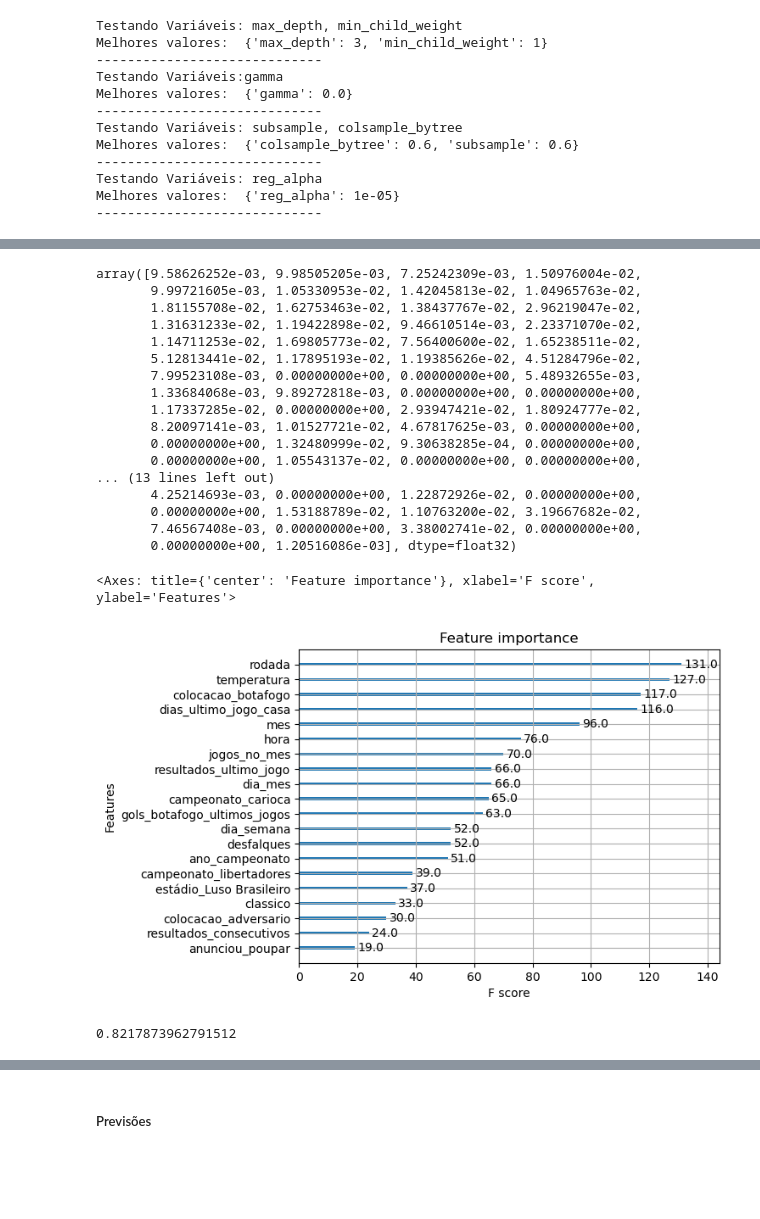
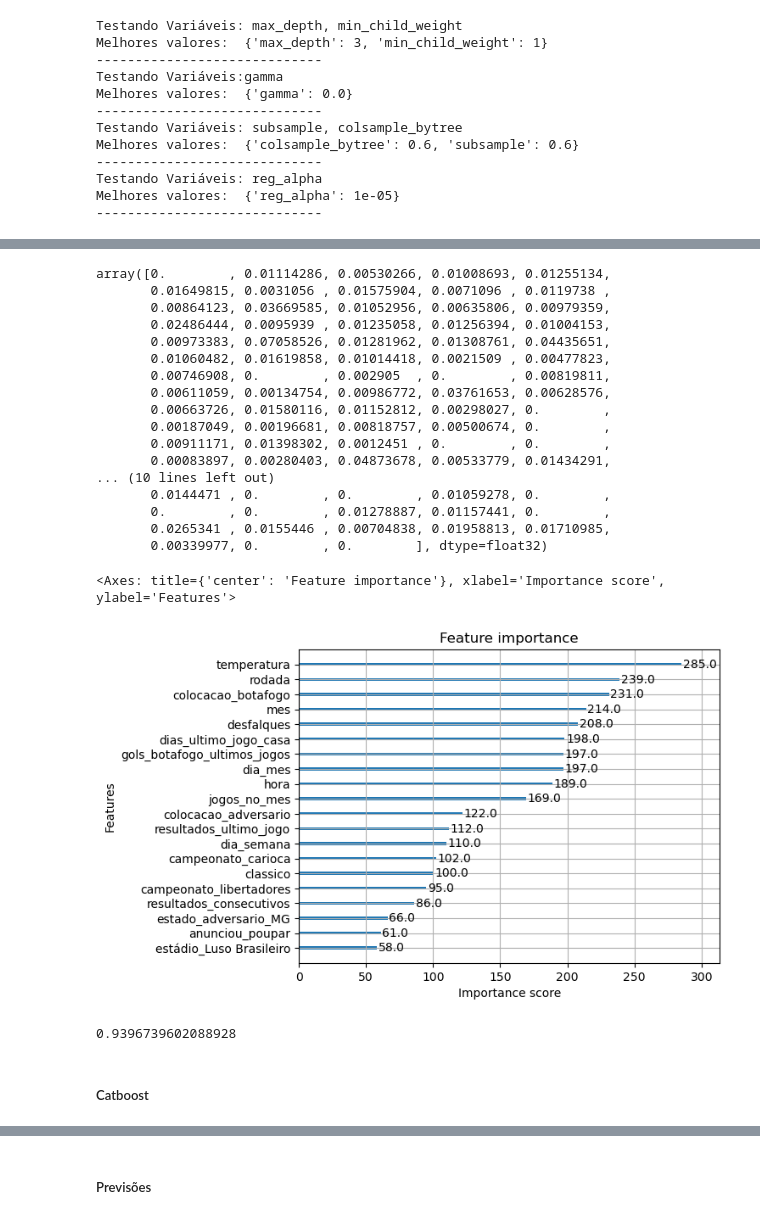
Before and after one commit to fabiodebittencourt/ia-botafogo, a Jupyter notebook: Projeto Futebol .ipynb, the cells around one changed output, grey strips where cells are left out. Drawn from its saved outputs; the diff is of its cells as text; code cells hidden in the pictures; blank space fills up the shorter version.

```diff
--- a/Projeto Futebol .ipynb
+++ b/Projeto Futebol .ipynb
@@ -192,6 +227,5 @@ len(dataset_dados.columns)
 # %%
-dataset_dados = pd.get_dummies(dataset_dados, columns=['campeonato', 'estádio', 'tipo_partida', 'estado_adversario',
-                                                       'tecnico_botafogo', 'time_adversario', 'fase'])
+dataset_dados = pd.get_dummies(dataset_dados, columns=['campeonato', 'estádio', 'tipo_partida', 'estado_adversario', 'time_adversario', 'fase'])
 # %%
 dataset_dados = dataset_dados.astype({'anunciou_poupar': bool,
                                       'classico': bool,
@@ -293,7 +328,9 @@ Esse artigo me ajudou com a tunagem dos hiperparâmetros:
 
     - https://www.analyticsvidhya.com/blog/2016/03/complete-guide-parameter-tuning-xgboost-with-codes-python/
 # %%
-def tunning_hiperpametros (modelo, X_train, y_train):
+def tunning_hiperpametros_xgboost (modelo, X_train, y_train):
+
+    parametros = list()
 
     print('Testando Variáveis: max_depth, min_child_weight')
 
@@ -311,6 +348,8 @@ def tunning_hiperpametros (modelo, X_train, y_train):
 
     max_depth = gsearch.best_params_['max_depth']
     min_child_weight = gsearch.best_params_['min_child_weight']
+    parametros.append(max_depth)
+    parametros.append(min_child_weight)
 
     print('Melhores valores: ', gsearch.best_params_)
 
@@ -331,6 +370,7 @@ def tunning_hiperpametros (modelo, X_train, y_train):
 
     print('Melhores valores: ', gsearch.best_params_)
     gamma = gsearch.best_params_['gamma']
+    parametros.append(gamma)
 
     print('-----------------------------')
 
@@ -349,6 +389,8 @@ def tunning_hiperpametros (modelo, X_train, y_train):
     gsearch.fit(X_train, y_train)
 
     print('Melhores valores: ', gsearch.best_params_)
+    parametros.append(gsearch.best_params_['subsample'])
+    parametros.append(gsearch.best_params_['colsample_bytree'])
 
     print('-----------------------------')
 
@@ -367,5 +409,8 @@ def tunning_hiperpametros (modelo, X_train, y_train):
     gsearch.fit(X_train, y_train)
 
     print('Melhores valores: ', gsearch.best_params_)
+    parametros.append(gsearch.best_params_['reg_alpha'])
 
     print('-----------------------------')
+
+    return parametros
@@ -494,5 +608,5 @@ eval_set = [(X_test, y_test)]
 # %%
-tunning_hiperpametros(XGBRegressor, X_train, y_train)
+parametros = tunning_hiperpametros_xgboost(XGBRegressor, X_train, y_train)
 # %% [output]
 Testando Variáveis: max_depth, min_child_weight
 Melhores valores:  {'max_depth': 3, 'min_child_weight': 1}
@@ -507,8 +621,8 @@ Testando Variáveis: reg_alpha
 Melhores valores:  {'reg_alpha': 1e-05}
 -----------------------------
 # %%
-model = XGBRegressor(verbosity=0, learning_rate=0.01, max_depth=3, n_estimators=10000, n_jobs=-1, random_state=1,
-                    min_child_weight=1, gamma = 0.0, subsample = 0.6, colsample_bytree = 0.6, scale_pos_weight = 1,
-                    reg_alpha= 1e-05, early_stopping_rounds=10, eval_metric='rmse')
-model.fit(X_train, y_train, eval_set=eval_set, verbose = 1)
+model_xgboost = XGBRegressor(verbosity=0, learning_rate=0.01, max_depth=parametros[0], n_estimators=10000, n_jobs=-1, random_state=1,
+                    min_child_weight=parametros[1], gamma = parametros[2], subsample = parametros[3], colsample_bytree = parametros[4],
+                    scale_pos_weight = 1, reg_alpha= parametros[5], early_stopping_rounds=10, eval_metric='rmse')
+model_xgboost.fit(X_train, y_train, eval_set=eval_set, verbose = 1)
 # %% [output]
@@ -543,30 +657,32 @@ XGBRegressor(base_score=None, booster=None, callbacks=None,
 # %%
-model.feature_importances_
+model_xgboost.feature_importances_
 # %% [output]
-array([9.58626252e-03, 9.98505205e-03, 7.25242309e-03, 1.50976004e-02,
-       9.99721605e-03, 1.05330953e-02, 1.42045813e-02, 1.04965763e-02,
-       1.81155708e-02, 1.62753463e-02, 1.38437767e-02, 2.96219047e-02,
-       1.31631233e-02, 1.19422898e-02, 9.46610514e-03, 2.23371070e-02,
-       1.14711253e-02, 1.69805773e-02, 7.56400600e-02, 1.65238511e-02,
-       5.12813441e-02, 1.17895193e-02, 1.19385626e-02, 4.51284796e-02,
-       7.99523108e-03, 0.00000000e+00, 0.00000000e+00, 5.48932655e-03,
-       1.33684068e-03, 9.89272818e-03, 0.00000000e+00, 0.00000000e+00,
-       1.17337285e-02, 0.00000000e+00, 2.93947421e-02, 1.80924777e-02,
-       8.20097141e-03, 1.01527721e-02, 4.67817625e-03, 0.00000000e+00,
-       0.00000000e+00, 1.32480999e-02, 9.30638285e-04, 0.00000000e+00,
-       0.00000000e+00, 1.05543137e-02, 0.00000000e+00, 0.00000000e+00,
-... (13 lines left out)
-       4.25214693e-03, 0.00000000e+00, 1.22872926e-02, 0.00000000e+00,
-       0.00000000e+00, 1.53188789e-02, 1.10763200e-02, 3.19667682e-02,
-       7.46567408e-03, 0.00000000e+00, 3.38002741e-02, 0.00000000e+00,
-       0.00000000e+00, 1.20516086e-03], dtype=float32)
+array([0.        , 0.01114286, 0.00530266, 0.01008693, 0.01255134,
+       0.01649815, 0.0031056 , 0.01575904, 0.0071096 , 0.0119738 ,
+       0.00864123, 0.03669585, 0.01052956, 0.00635806, 0.00979359,
+       0.02486444, 0.0095939 , 0.01235058, 0.01256394, 0.01004153,
+       0.00973383, 0.07058526, 0.01281962, 0.01308761, 0.04435651,
+       0.01060482, 0.01619858, 0.01014418, 0.0021509 , 0.00477823,
+       0.00746908, 0.        , 0.002905  , 0.        , 0.00819811,
+       0.00611059, 0.00134754, 0.00986772, 0.03761653, 0.00628576,
+       0.00663726, 0.01580116, 0.01152812, 0.00298027, 0.        ,
+       0.00187049, 0.00196681, 0.00818757, 0.00500674, 0.        ,
+       0.00911171, 0.01398302, 0.0012451 , 0.        , 0.        ,
+       0.00083897, 0.00280403, 0.04873678, 0.00533779, 0.01434291,
+... (10 lines left out)
+       0.0144471 , 0.        , 0.        , 0.01059278, 0.        ,
+       0.        , 0.        , 0.01278887, 0.01157441, 0.        ,
+       0.0265341 , 0.0155446 , 0.00704838, 0.01958813, 0.01710985,
+       0.00339977, 0.        , 0.        ], dtype=float32)
 # %%
-plot_importance(model, max_num_features=20)
+plot_importance(model_xgboost, max_num_features=20)
 # %% [output]
-<Axes: title={'center': 'Feature importance'}, xlabel='F score', ylabel='Features'>
+<Axes: title={'center': 'Feature importance'}, xlabel='Importance score', ylabel='Features'>
-[figure, old version]
+[figure, new version]
 # %%
-score = model.score(X_train, y_train)
+score = model_xgboost.score(X_train, y_train)
 score
 # %% [output]
-0.8217873962791512
+0.9396739602088928
+# %% [markdown]
+##### Catboost
```
Also changed, not shown: parts of 76 cells of this notebook, 3 other files.
